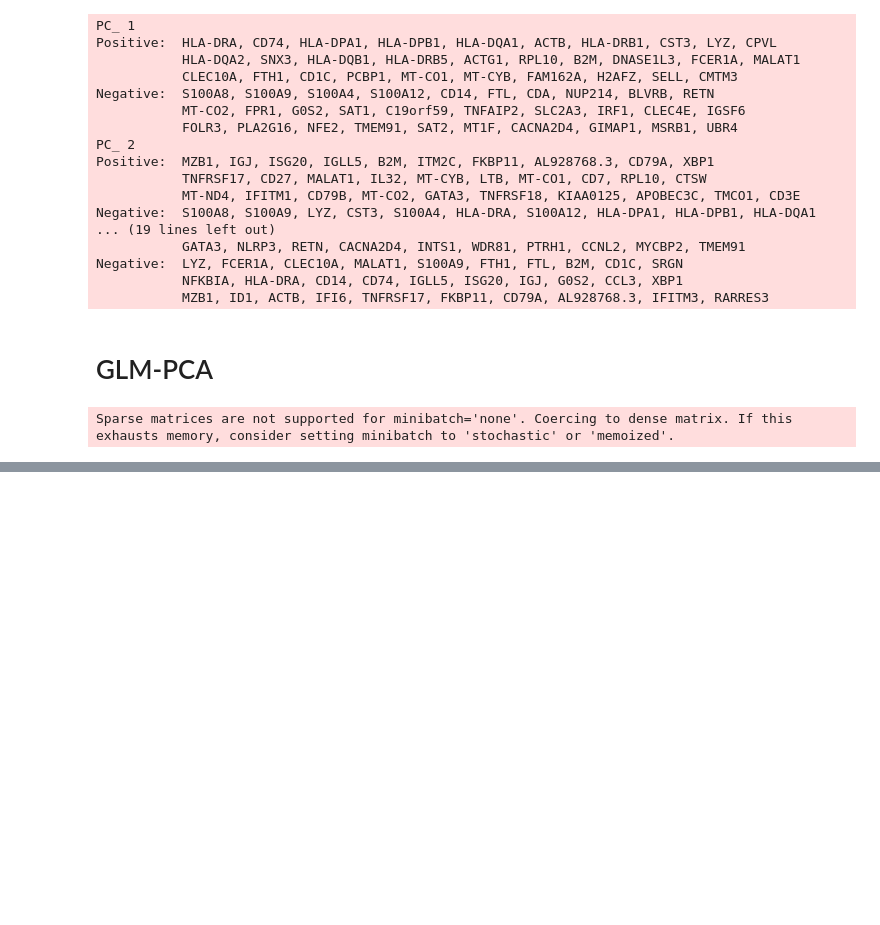
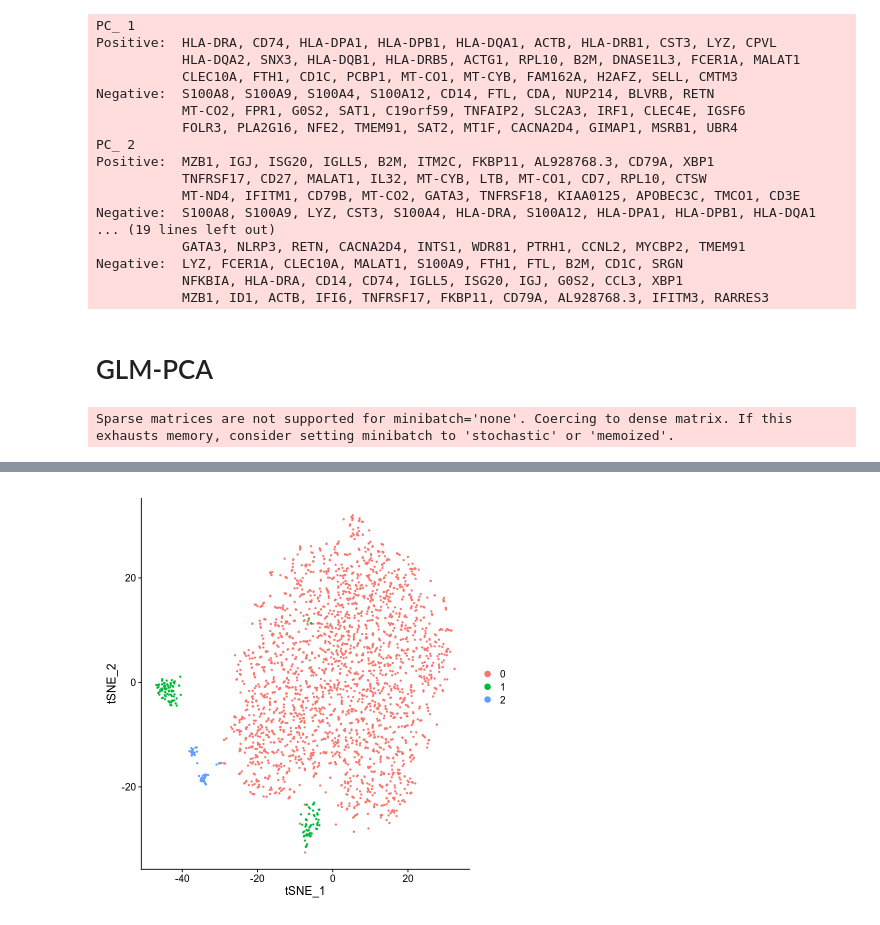
Before and after one commit to hanbin973/RdPCA-paper, a Jupyter notebook: figure2/fig2c/fig2c_R.ipynb, the cells around one changed output, grey strips where cells are left out. Saved outputs shown, nothing was run; the diff lists cells and outputs as text; code cells hidden in the pictures; blank space fills up the shorter version.

```diff
--- a/figure2/fig2c/fig2c_R.ipynb
+++ b/figure2/fig2c/fig2c_R.ipynb
@@ -198,0 +194,7 @@ write.csv(Embeddings(pbmc_gpca, reduction='glmpca'), 'glmpca.csv')
+# %%
+methods <- c('sct', 'rdpca')
+for (method in methods){
+    obj <- FindNeighbors(pbmc, reduction=method, dims=1:10)
+    obj <- FindClusters(obj, resolution=0.3)
+    write.csv(obj@meta.data, paste0('cluster_',method,'.csv'))
+}
@@ -198,0 +226,5 @@ write.csv(Embeddings(pbmc_gpca, reduction='glmpca'), 'glmpca.csv')
+# %%
+obj <- RunTSNE(obj, reduction='rdpca', dims=1:10)
+DimPlot(obj)
+# %% [output]
+[figure, added]
```
Also changed, not shown: parts of 6 cells of this notebook, 25 other files.
